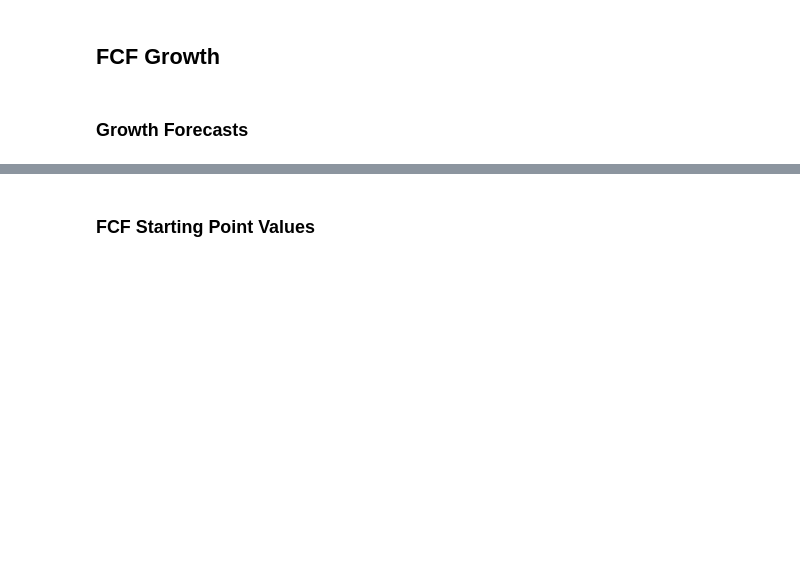
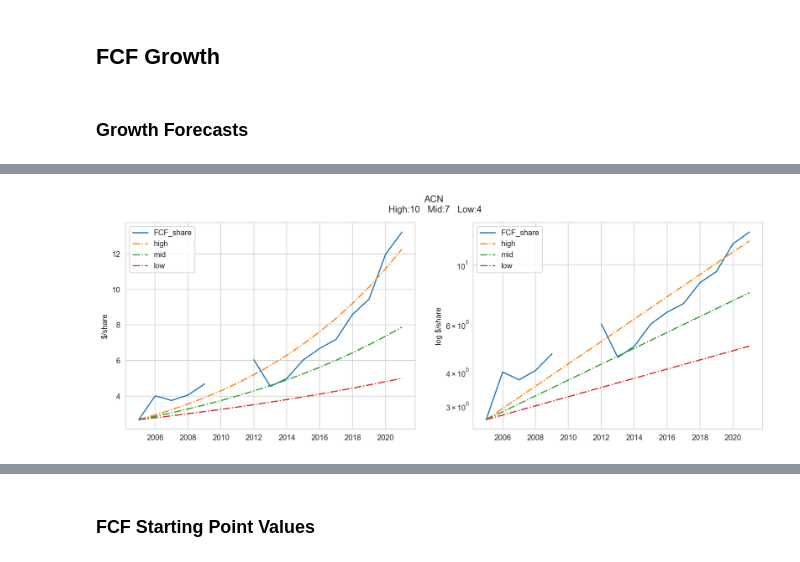
Before and after one commit to nomalet/investing, a Jupyter notebook: notebooks/2 Build Free Cash Flow.ipynb, the cells around one changed output, grey strips where cells are left out. Drawn from its saved outputs; the diff is of its cells as text; code cells hidden in the pictures; blank space fills up the shorter version.

```diff
--- a/notebooks/2 Build Free Cash Flow.ipynb
+++ b/notebooks/2 Build Free Cash Flow.ipynb
@@ -83 +84,5 @@ sensitivity_plot(company_fcf, "ACN", 15, 8, 5)
 [interactive output not drawn]
+# %%
+sensitivity_plot(company_fcf, "ACN", 10, 7, 4)
+# %% [output]
+[figure, added]
```
Also changed, not shown: parts of 30 cells of this notebook, 9 other files.
